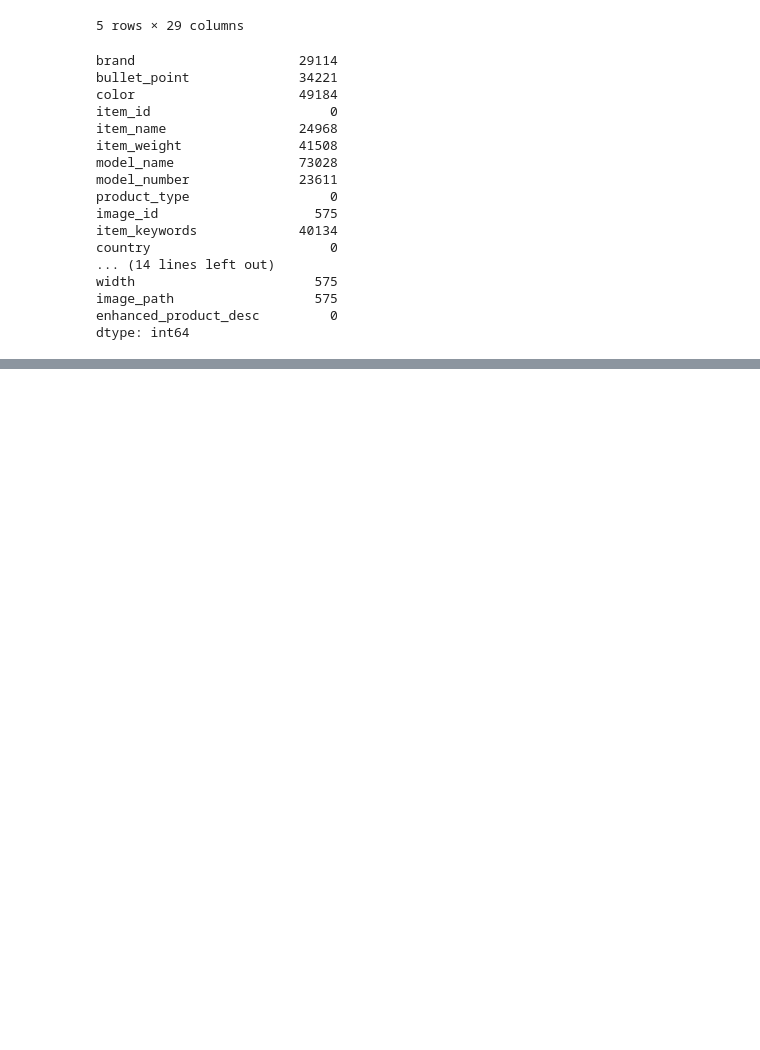
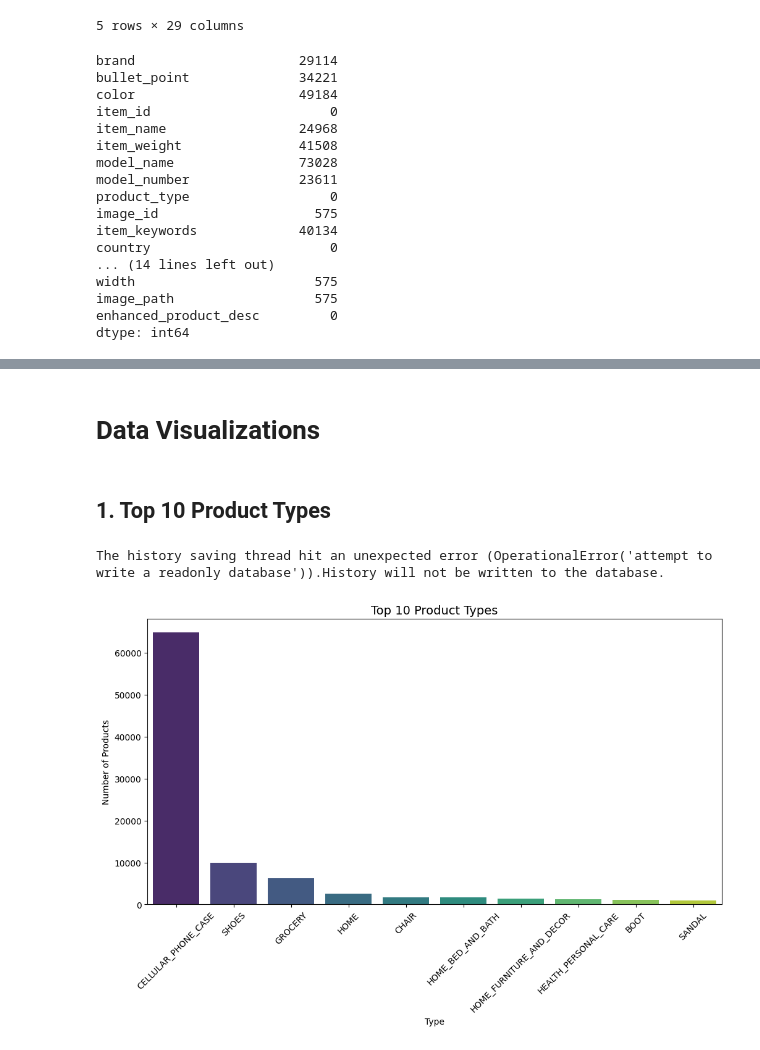
Before and after one commit to vivekprasanna/ShopTalk, a Jupyter notebook: research-initial python notebooks/ShopTalk-DataCleaning.ipynb, the cells around one changed output, grey strips where cells are left out. Drawn from its saved outputs; the diff is of its cells as text; code cells hidden in the pictures; blank space fills up the shorter version.

Commit message:
adding visuals

```diff
--- a/research-initial python notebooks/ShopTalk-DataCleaning.ipynb
+++ b/research-initial python notebooks/ShopTalk-DataCleaning.ipynb
@@ -242,0 +282,16 @@ df_sample.head()
+# %% [markdown]
+# Data Visualizations
+# %% [markdown]
+## 1. Top 10 Product Types
+# %%
+plt.figure(figsize=(12,6))
+top_categories = df_merged_master["product_type"].value_counts().head(10)
+sns.barplot(x=top_categories.index, y=top_categories.values, hue=top_categories.index, palette="viridis", legend=False)
+plt.xticks(rotation=45)
+plt.title("Top 10 Product Types", fontsize=14)
+plt.xlabel("Type")
+plt.ylabel("Number of Products")
+plt.show()
+# %% [output]
+The history saving thread hit an unexpected error (OperationalError('attempt to write a readonly database')).History will not be written to the database.
+[figure, added]
```
Also changed, not shown: parts of 14 cells of this notebook.
